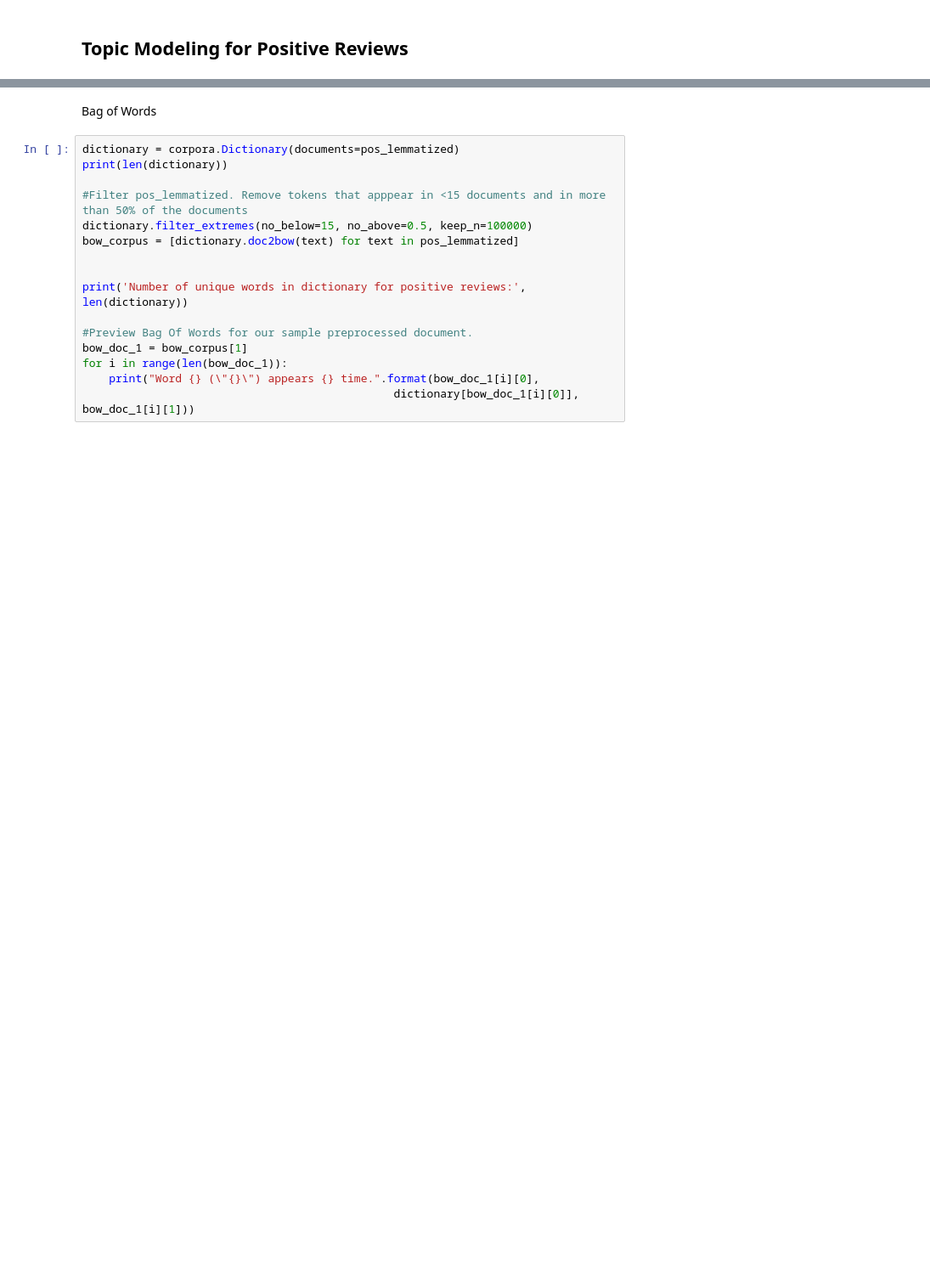
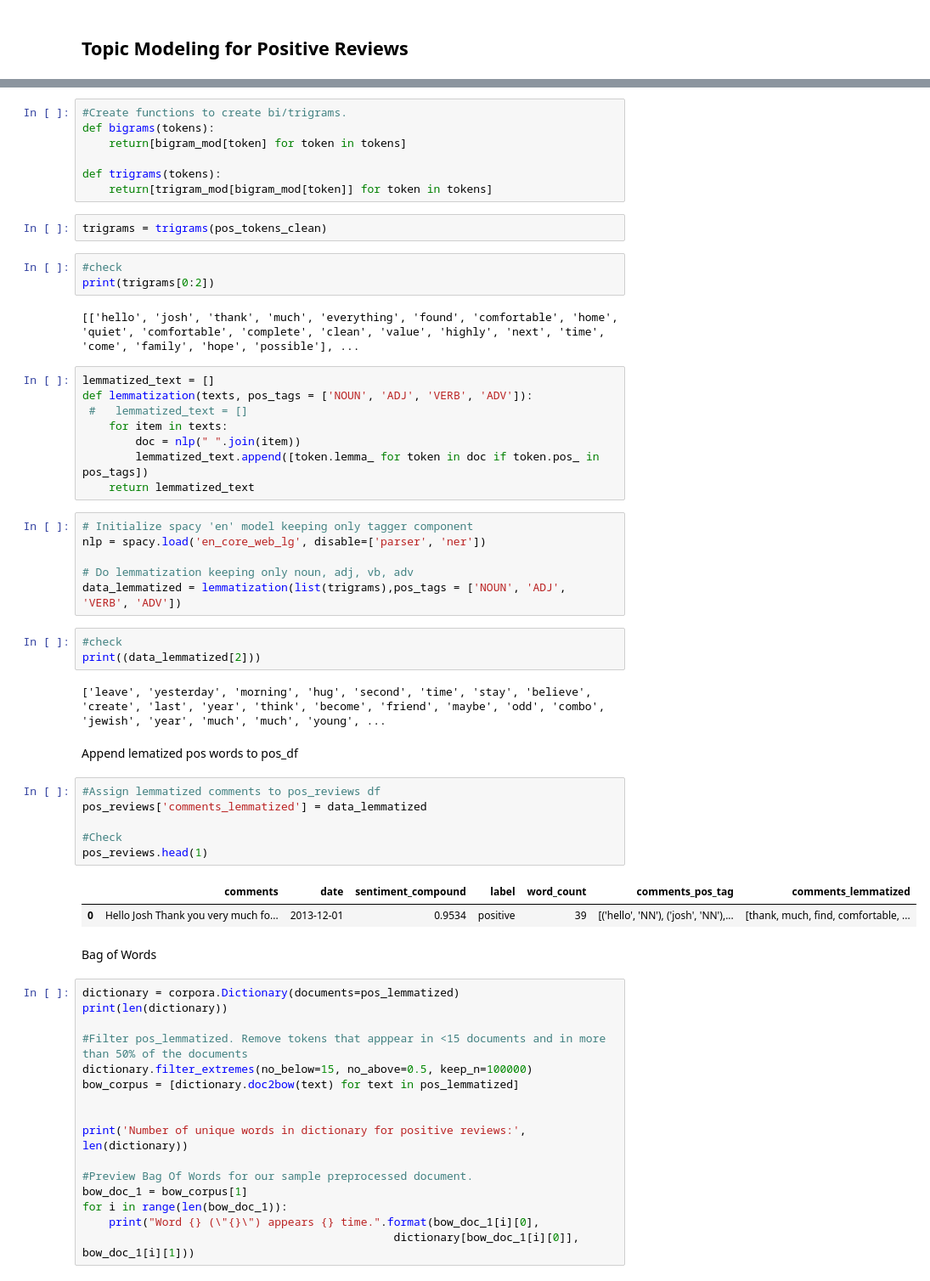
Before and after one commit to KishenSharma6/Airbnb-Analysis, a Jupyter notebook: Project Codes/05. Modeling/2020_0207_Reviews_NLP.ipynb, the cells around one changed output, grey strips where cells are left out. Shown at 85% size. Drawn from its saved outputs; the diff is of its cells as text; blank space fills up the shorter version.

Commit message:
Added bi/trigram models with lemmatization

```diff
--- a/Project Codes/05. Modeling/2020_0207_Reviews_NLP.ipynb
+++ b/Project Codes/05. Modeling/2020_0207_Reviews_NLP.ipynb
@@ -304,3 +297,47 @@ print(pos_lemmatized[0])
+# %%
+#Create functions to create bi/trigrams.
+def bigrams(tokens):
+    return[bigram_mod[token] for token in tokens]
+
+def trigrams(tokens):
+    return[trigram_mod[bigram_mod[token]] for token in tokens]
+# %%
+trigrams = trigrams(pos_tokens_clean)
+# %%
+#check
+print(trigrams[0:2])
+# %% [output]
+[['hello', 'josh', 'thank', 'much', 'everything', 'found', 'comfortable', 'home', 'quiet', 'comfortable', 'complete', 'clean', 'value', 'highly', 'next', 'time', 'come', 'family', 'hope', 'possible'], ...
+# %%
+lemmatized_text = []
+def lemmatization(texts, pos_tags = ['NOUN', 'ADJ', 'VERB', 'ADV']):
+ #   lemmatized_text = []
+    for item in texts:
+        doc = nlp(" ".join(item))
+        lemmatized_text.append([token.lemma_ for token in doc if token.pos_ in pos_tags])
+    return lemmatized_text
+# %%
+# Initialize spacy 'en' model keeping only tagger component
+nlp = spacy.load('en_core_web_lg', disable=['parser', 'ner'])
+
+# Do lemmatization keeping only noun, adj, vb, adv
+data_lemmatized = lemmatization(list(trigrams),pos_tags = ['NOUN', 'ADJ', 'VERB', 'ADV'])
+# %%
+#check
+print((data_lemmatized[2]))
+# %% [output]
+['leave', 'yesterday', 'morning', 'hug', 'second', 'time', 'stay', 'believe', 'create', 'last', 'year', 'think', 'become', 'friend', 'maybe', 'odd', 'combo', 'jewish', 'year', 'much', 'much', 'young', ...
+# %% [markdown]
+Append lematized pos words to pos_df
+# %%
+#Assign lemmatized comments to pos_reviews df
+pos_reviews['comments_lemmatized'] = data_lemmatized
+
+#Check
+pos_reviews.head(1)
+# %% [output]
+|  | comments | date | sentiment_compound | label | word_count | comments_pos_tag | comments_lemmatized |
+| 0 | Hello Josh Thank you very much fo... | 2013-12-01 | 0.9534 | positive | 39 | [('hello', 'NN'), ('josh', 'NN'),... | [thank, much, find, comfortable, ... |
 # %% [markdown]
 Bag of Words
 # %%
```
Also changed, not shown: parts of 22 cells of this notebook.
